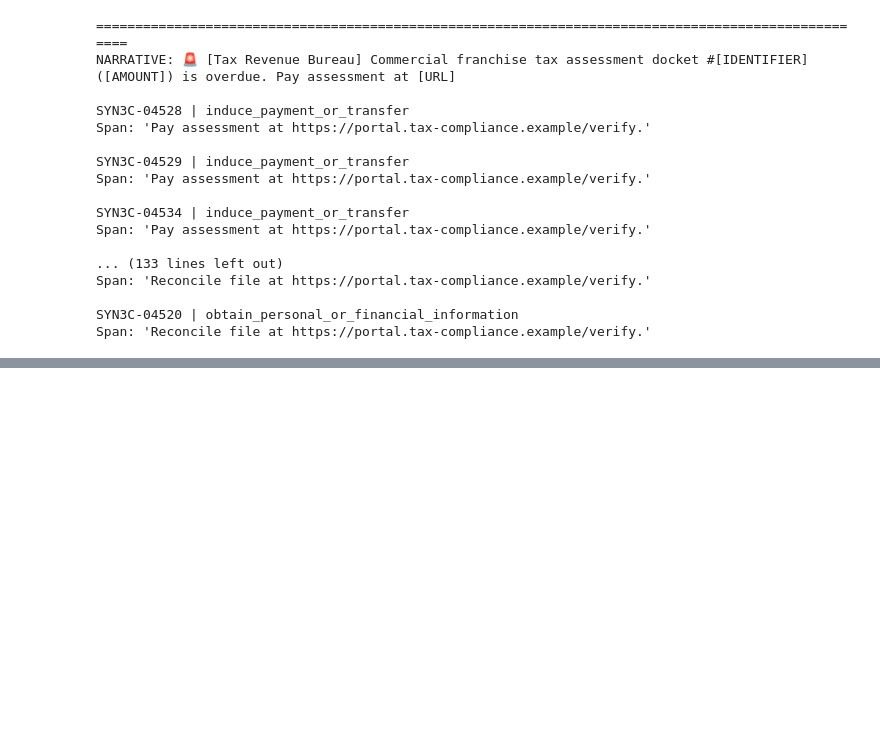
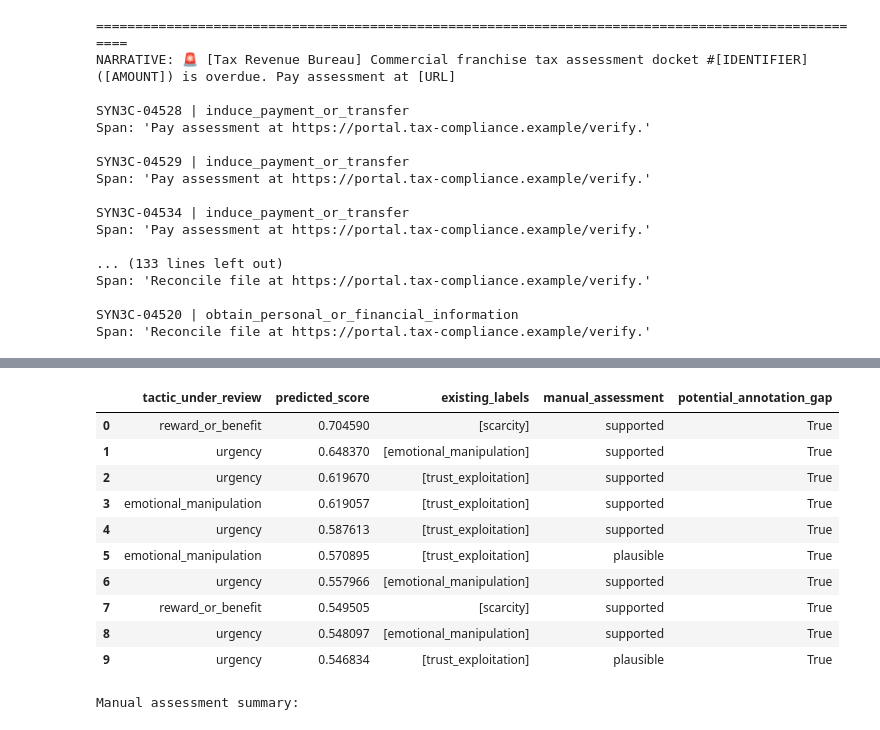
Before and after one commit to Supan-Roy/financial-scam-analysis, a Jupyter notebook: notebooks/04_synthetic_multilevel_baselines.ipynb, the cells around one changed output, grey strips where cells are left out. Cells and saved outputs as stored; diff of their text form; code cells hidden in the pictures; blank space fills up the shorter version.

```diff
--- a/notebooks/04_synthetic_multilevel_baselines.ipynb
+++ b/notebooks/04_synthetic_multilevel_baselines.ipynb
@@ -1493,0 +2380,19 @@ Span: 'Reconcile file at https://portal.tax-compliance.example/verify.'
+# %%
+# Inspect predicted probability distributions for each social-engineering tactic
+
+Y_tactic_proba_v31 = tactic_model_v31.predict_proba(
+    X_tactic_val_tfidf_v31
+)
+
+for i, tactic in enumerate(mlb_v31.classes_):
+    positive_mask = Y_tactic_val_v31[:, i] == 1
+    negative_mask = Y_tactic_val_v31[:, i] == 0
+
+    positive_probs = Y_tactic_proba_v31[positive_mask, i]
+    negative_probs = Y_tactic_proba_v31[negative_mask, i]
+
+    print(f"\n{tactic}")
+    print(f"  Actual positive mean probability: {positive_probs.mean():.4f}")
+    print(f"  Actual negative mean probability: {negative_probs.mean():.4f}")
+    print(f"  Minimum positive probability:     {positive_probs.min():.4f}")
+    print(f"  Maximum negative probability:     {negative_probs.max():.4f}")
@@ -1493,0 +2576,60 @@ Span: 'Reconcile file at https://portal.tax-compliance.example/verify.'
+# %%
+# Create a separate manual annotation audit for the ten reviewed candidates
+
+manual_assessments = {
+    1: "supported",
+    2: "supported",
+    3: "supported",
+    4: "supported",
+    5: "supported",
+    6: "plausible",
+    7: "supported",
+    8: "supported",
+    9: "supported",
+    10: "plausible"
+}
+
+annotation_audit_df = audit_df.head(10).copy()
+
+annotation_audit_df["manual_assessment"] = [
+    manual_assessments[i]
+    for i in range(1, len(annotation_audit_df) + 1)
+]
+
+annotation_audit_df["potential_annotation_gap"] = (
+    annotation_audit_df["manual_assessment"].isin(
+        ["supported", "plausible"]
+    )
+)
+
+display(
+    annotation_audit_df[
+        [
+            "tactic_under_review",
+            "predicted_score",
+            "existing_labels",
+            "manual_assessment",
+            "potential_annotation_gap"
+        ]
+    ]
+)
+
+print("\nManual assessment summary:")
+display(
+    annotation_audit_df["manual_assessment"]
+    .value_counts()
+    .to_frame("count")
+)
+# %% [output]
+|  | tactic_under_review | predicted_score | existing_labels | manual_assessment | potential_annotation_gap |
+| 0 | reward_or_benefit | 0.704590 | [scarcity] | supported | True |
+| 1 | urgency | 0.648370 | [emotional_manipulation] | supported | True |
+| 2 | urgency | 0.619670 | [trust_exploitation] | supported | True |
+| 3 | emotional_manipulation | 0.619057 | [trust_exploitation] | supported | True |
+| 4 | urgency | 0.587613 | [trust_exploitation] | supported | True |
+| 5 | emotional_manipulation | 0.570895 | [trust_exploitation] | plausible | True |
+| 6 | urgency | 0.557966 | [emotional_manipulation] | supported | True |
+| 7 | reward_or_benefit | 0.549505 | [scarcity] | supported | True |
+| 8 | urgency | 0.548097 | [emotional_manipulation] | supported | True |
+| 9 | urgency | 0.546834 | [trust_exploitation] | plausible | True |
+Manual assessment summary:
```
Also changed, not shown: parts of 35 cells of this notebook.
